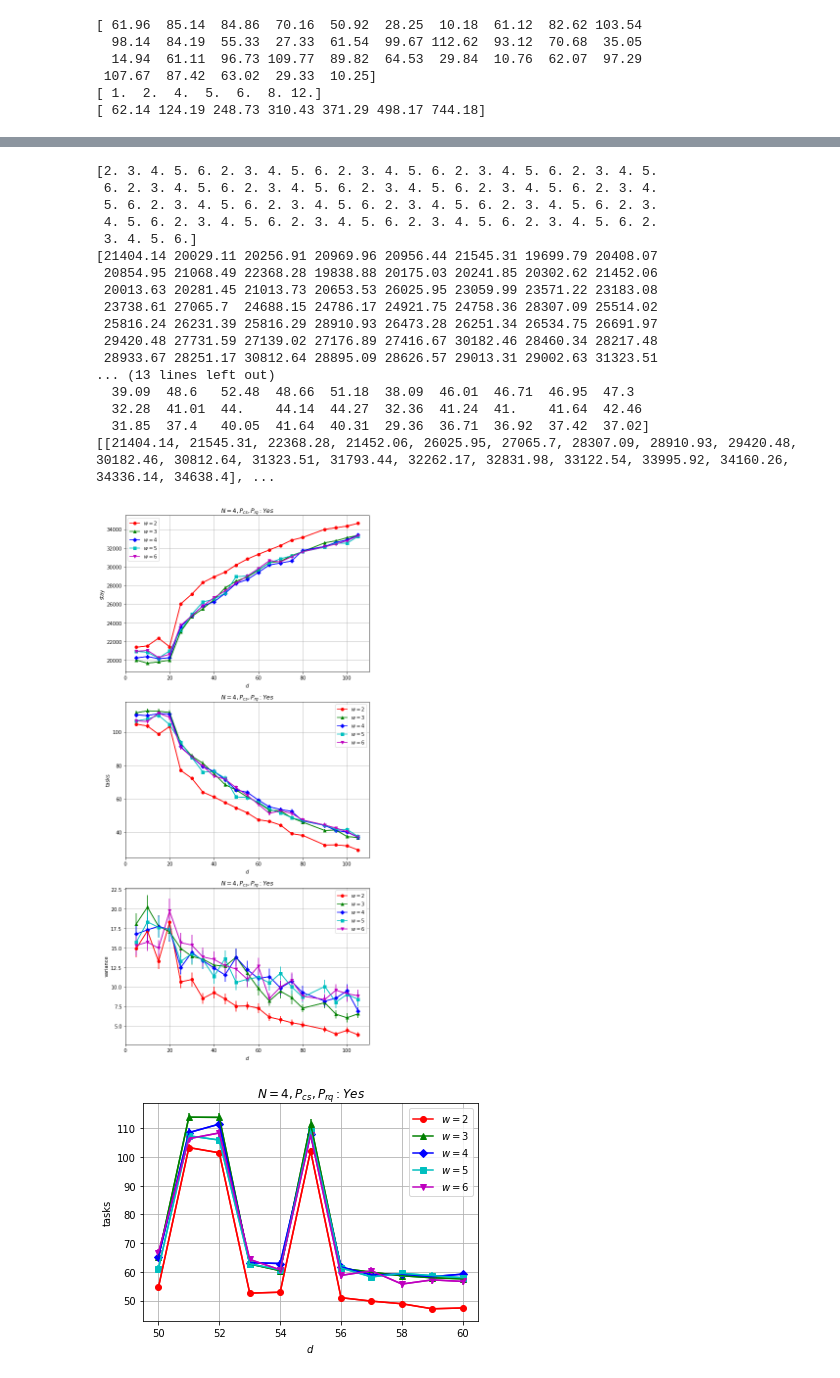
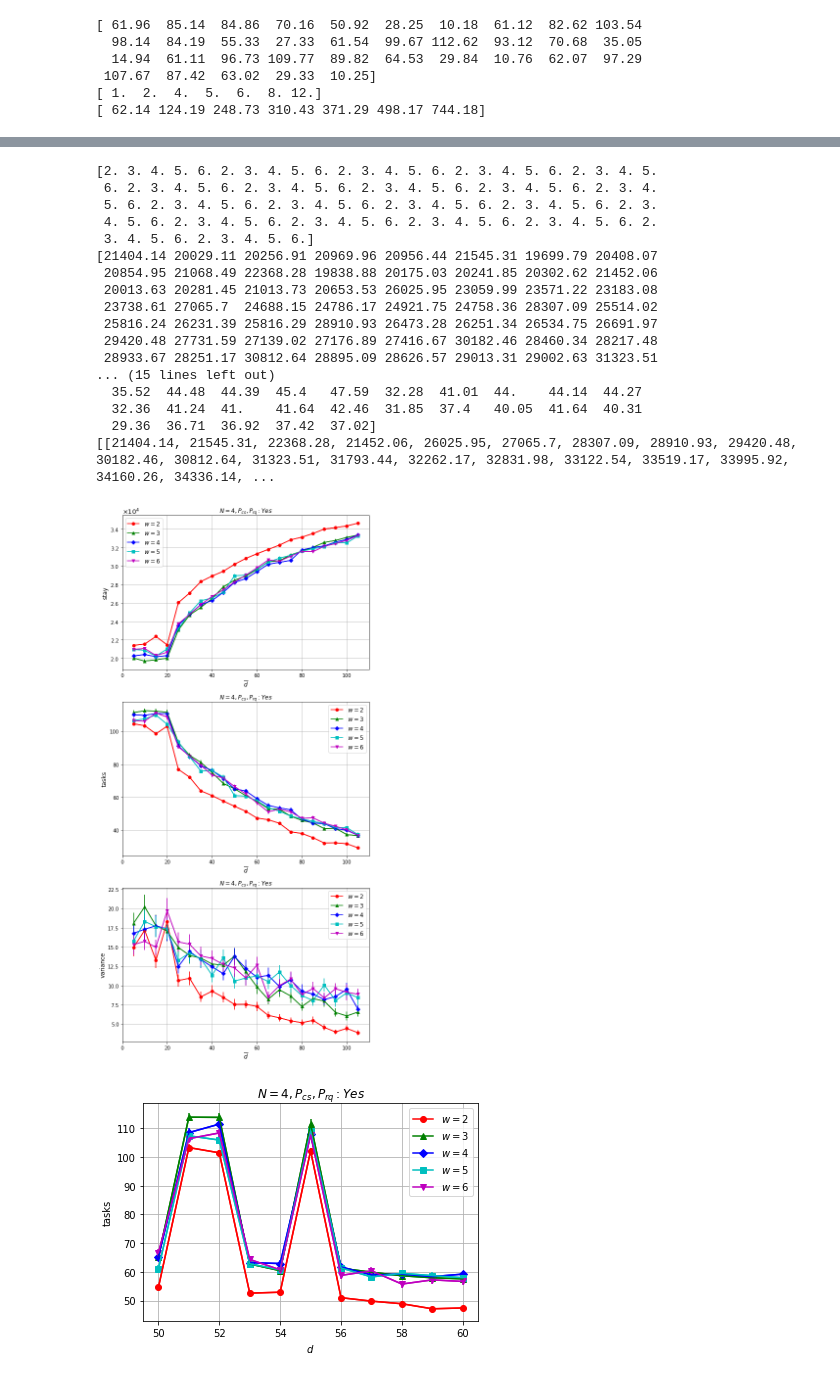
Before and after one commit to shoooooman/pad-data, a Jupyter notebook: data_plot.ipynb, the cells around one changed output, grey strips where cells are left out. Saved outputs shown, nothing was run; the diff lists cells and outputs as text; code cells hidden in the pictures.

```diff
--- a/data_plot.ipynb
+++ b/data_plot.ipynb
@@ -103,8 +118,8 @@ plt.savefig('./fig/graphs-ghost.png')
 WINDOW_SIZES = ['2', '3', '4', '5', '6'] # redefined
 NUM_WINDOW_SIZE = 5 # redefined
 MAX_WINDOW_SIZE = 6
-NUM_TYPE_DELAYS = 20 # 5, 10, 15, 20, 25, 30, 35, 40, 45, 50, 55, 60, 65, 70, 75, 80, 90, 95, 100, 105
-DELAYS = [5, 10, 15, 20, 25, 30, 35, 40, 45, 50, 55, 60, 65, 70, 75, 80, 90, 95, 100, 105]
+NUM_TYPE_DELAYS = 21 # 5, 10, 15, 20, 25, 30, 35, 40, 45, 50, 55, 60, 65, 70, 75, 80, 85, 90, 95, 100, 105
+DELAYS = [5, 10, 15, 20, 25, 30, 35, 40, 45, 50, 55, 60, 65, 70, 75, 80, 85, 90, 95, 100, 105]
 MAX_DELAY = 105
 priority_d, window_d, num_nodes_d, ave_sum_stay_d, se_sum_stay_d, ave_sum_task_d, se_sum_task_d, ave_var_task_d, se_var_task_d = np.loadtxt("./data/delay/data_summary", delimiter=',', unpack=True)
 # priority_d, window_d, num_nodes_d, ave_sum_stay_d, se_sum_stay_d, ave_sum_task_d, se_sum_task_d, ave_var_task_d, se_var_task_d = np.loadtxt("./data/delay/data_summary_with_details", delimiter=',', unpack=True)
@@ -121,52 +136,55 @@ def parse_wx_to_dx(data, num_window_size=NUM_WINDOW_SIZE, num_type_delays=NUM_TY
 
 print(parse_wx_to_dx(ave_sum_stay_d))
 
-def data_plot_d(xdata, ydata, errdata, title, ylabel, xlabel='$d$', num_window_size=NUM_WINDOW_SIZE, window_sizes=WINDOW_SIZES):
+def data_plot_d(xdata, ydata, errdata, title, ylabel, xlabel='$\overline{d}$', num_window_size=NUM_WINDOW_SIZE, window_sizes=WINDOW_SIZES):
     """
     Plot graph with xdata and ydata.
     The second param errdata represents yerror.
     """
     for i in range(num_window_size):
         x = xdata
         y = ydata[i]
         err = errdata[i]
         plt.errorbar(x, y, yerr=err, fmt=COLORS[i+1])
         plt.plot(x, y, marker=MARKERS[i], color=COLORS[i+1], label='$w=$'+window_sizes[i])
 
     plt.title(title)
-    plt.xlabel(xlabel)
-    plt.ylabel(ylabel)
+    plt.xlabel(xlabel, fontsize=12)
+    plt.ylabel(ylabel, fontsize=12)
     plt.grid()
-    plt.legend()
+    plt.legend(fontsize=12)
 
-plt.figure(figsize=(8, 16))
-plt.subplot(3, 1, 1)
+fig = plt.figure(figsize=(8, 16))
+ax1 = fig.add_subplot(3, 1, 1)
+ax1.yaxis.set_major_formatter(ptick.ScalarFormatter(useMathText=True))
+ax1.yaxis.offsetText.set_fontsize(13)
+ax1.ticklabel_format(style='sci',axis='y',scilimits=(0,0))
 data_plot_d(DELAYS, parse_wx_to_dx(ave_sum_stay_d), parse_wx_to_dx(se_sum_stay_d), '$N = 4, P_{cs}, P_{rq}: Yes$', 'stay')
 plt.subplot(3, 1, 2)
 data_plot_d(DELAYS, parse_wx_to_dx(ave_sum_task_d), parse_wx_to_dx(se_sum_task_d), '$N = 4, P_{cs}, P_{rq}: Yes$', 'tasks')
 plt.subplot(3, 1, 3)
 data_plot_d(DELAYS, parse_wx_to_dx(ave_var_task_d), parse_wx_to_dx(se_var_task_d), '$N = 4, P_{cs}, P_{rq}: Yes$', 'variance')
 plt.tight_layout()
 plt.savefig('./fig/graphs-wd.png')
 # %% [output]
 [2. 3. 4. 5. 6. 2. 3. 4. 5. 6. 2. 3. 4. 5. 6. 2. 3. 4. 5. 6. 2. 3. 4. 5.
  6. 2. 3. 4. 5. 6. 2. 3. 4. 5. 6. 2. 3. 4. 5. 6. 2. 3. 4. 5. 6. 2. 3. 4.
  5. 6. 2. 3. 4. 5. 6. 2. 3. 4. 5. 6. 2. 3. 4. 5. 6. 2. 3. 4. 5. 6. 2. 3.
  4. 5. 6. 2. 3. 4. 5. 6. 2. 3. 4. 5. 6. 2. 3. 4. 5. 6. 2. 3. 4. 5. 6. 2.
- 3. 4. 5. 6.]
+ 3. 4. 5. 6. 2. 3. 4. 5. 6.]
 [21404.14 20029.11 20256.91 20969.96 20956.44 21545.31 19699.79 20408.07
  20854.95 21068.49 22368.28 19838.88 20175.03 20241.85 20302.62 21452.06
  20013.63 20281.45 21013.73 20653.53 26025.95 23059.99 23571.22 23183.08
  23738.61 27065.7  24688.15 24786.17 24921.75 24758.36 28307.09 25514.02
  25816.24 26231.39 25816.29 28910.93 26473.28 26251.34 26534.75 26691.97
  29420.48 27731.59 27139.02 27176.89 27416.67 30182.46 28460.34 28217.48
  28933.67 28251.17 30812.64 28895.09 28626.57 29013.31 29002.63 31323.51
-... (13 lines left out)
-  39.09  48.6   52.48  48.66  51.18  38.09  46.01  46.71  46.95  47.3
-  32.28  41.01  44.    44.14  44.27  32.36  41.24  41.    41.64  42.46
-  31.85  37.4   40.05  41.64  40.31  29.36  36.71  36.92  37.42  37.02]
-[[21404.14, 21545.31, 22368.28, 21452.06, 26025.95, 27065.7, 28307.09, 28910.93, 29420.48, 30182.46, 30812.64, 31323.51, 31793.44, 32262.17, 32831.98, 33122.54, 33995.92, 34160.26, 34336.14, 34638.4], ...
+... (15 lines left out)
+  35.52  44.48  44.39  45.4   47.59  32.28  41.01  44.    44.14  44.27
+  32.36  41.24  41.    41.64  42.46  31.85  37.4   40.05  41.64  40.31
+  29.36  36.71  36.92  37.42  37.02]
+[[21404.14, 21545.31, 22368.28, 21452.06, 26025.95, 27065.7, 28307.09, 28910.93, 29420.48, 30182.46, 30812.64, 31323.51, 31793.44, 32262.17, 32831.98, 33122.54, 33519.17, 33995.92, 34160.26, 34336.14, ...
-[figure, old version]
+[figure, new version]
 # %%
 DELAYS_AROUND_55 = [50, 51, 52, 53, 54, 55, 56, 57, 58, 59, 60] # n=11
 priority_d_55, window_d_55, num_nodes_d_55, ave_sum_stay_d_55, se_sum_stay_d_55, ave_sum_task_d_55, se_sum_task_d_55, ave_var_task_d_55, se_var_task_d_55 = np.loadtxt("./data/delay/data_summary_around_55", delimiter=',', unpack=True)
```
Also changed, not shown: parts of 4 cells of this notebook, 8 other files.
